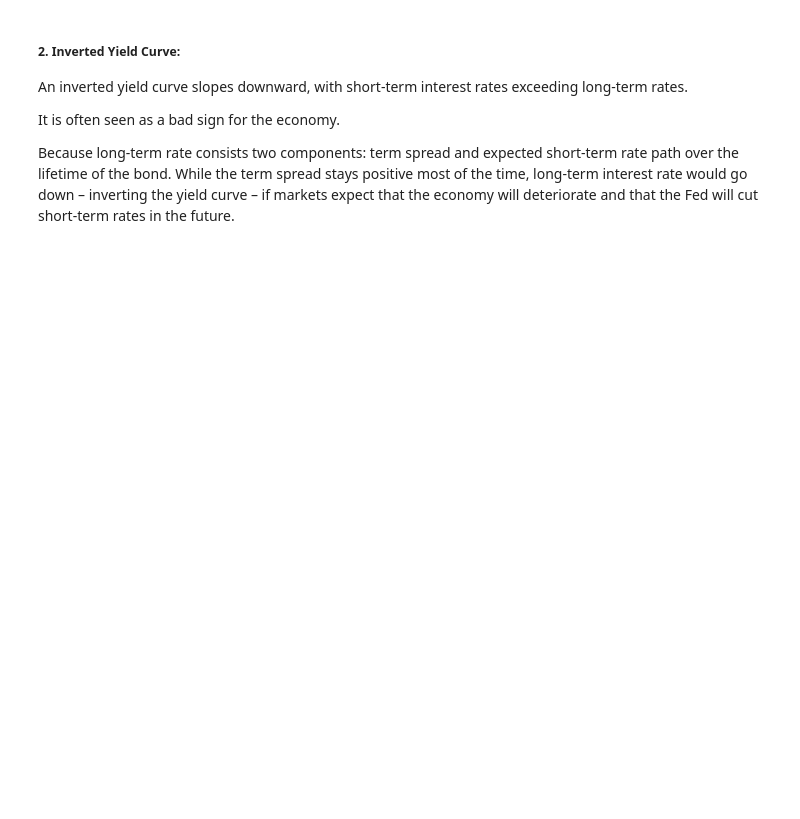
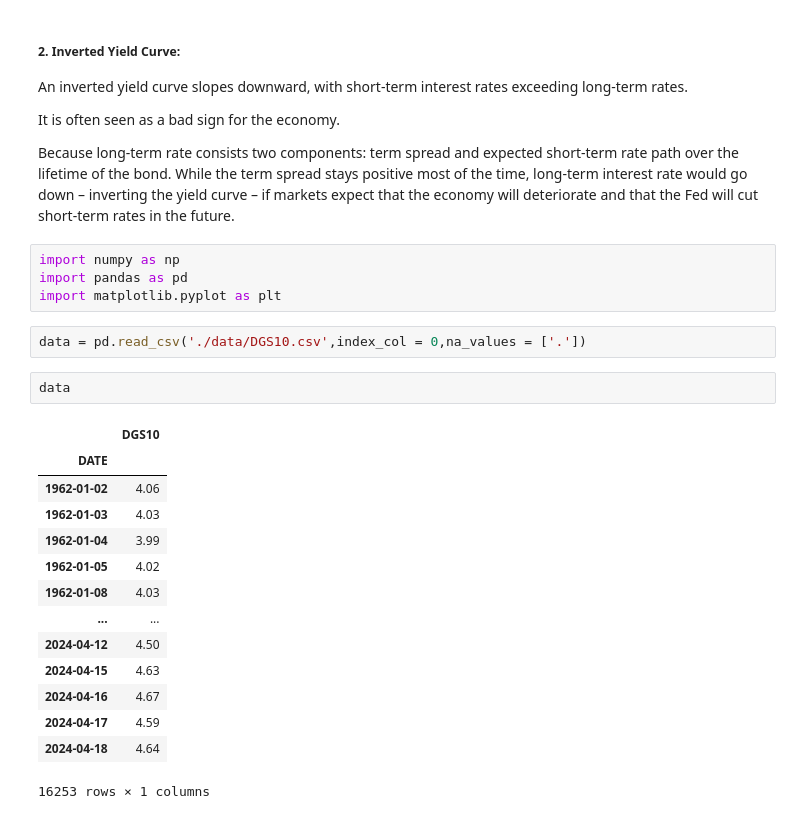
Before and after one commit to SGPPellow/Yield-Curve, a Jupyter notebook: Yield Curve.ipynb, the cells around one changed output. Drawn from its saved outputs; the diff is of its cells as text; blank space fills up the shorter version.

```diff
--- a/Yield Curve.ipynb
+++ b/Yield Curve.ipynb
@@ -17,3 +17,26 @@ An inverted yield curve slopes downward, with short-term interest rates exceedin
 It is often seen as a bad sign for the economy.
 
 Because long-term rate consists two components: term spread and expected short-term rate path over the lifetime of the bond. While the term spread stays positive most of the time, long-term interest rate would go down – inverting the yield curve – if markets expect that the economy will deteriorate and that the Fed will cut short-term rates in the future.
+# %%
+import numpy as np
+import pandas as pd
+import matplotlib.pyplot as plt
+# %%
+data = pd.read_csv('./data/DGS10.csv',index_col = 0,na_values = ['.'])
+# %%
+data
+# %% [output]
+|  | DGS10 |
+| DATE |  |
+| 1962-01-02 | 4.06 |
+| 1962-01-03 | 4.03 |
+| 1962-01-04 | 3.99 |
+| 1962-01-05 | 4.02 |
+| 1962-01-08 | 4.03 |
+| ... | ... |
+| 2024-04-12 | 4.50 |
+| 2024-04-15 | 4.63 |
+| 2024-04-16 | 4.67 |
+| 2024-04-17 | 4.59 |
+| 2024-04-18 | 4.64 |
+16253 rows × 1 columns
```
Also changed, not shown: parts of 2 cells of this notebook, 1 other file.
